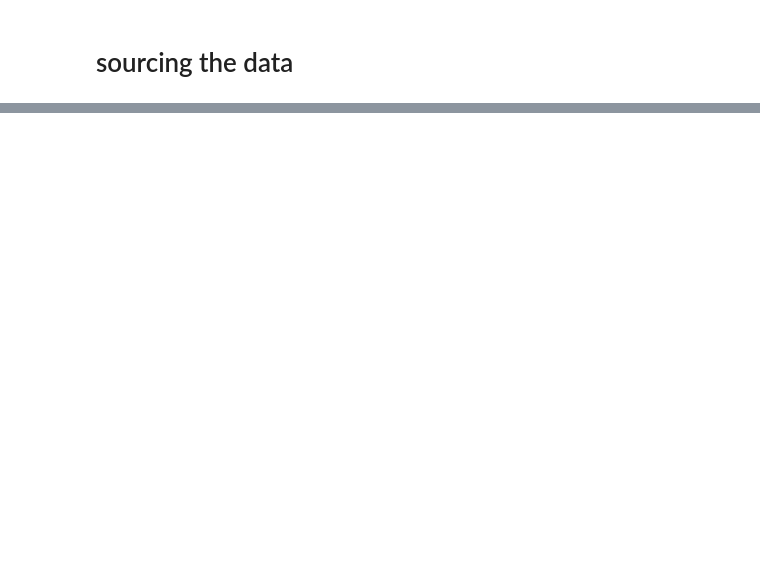
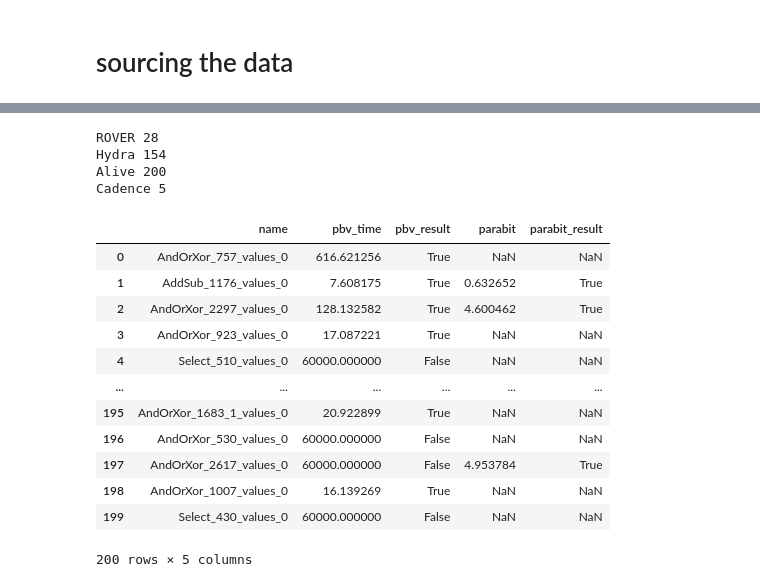
Before and after one commit to luigirinaldi/CAV, a Jupyter notebook: scripts/plots/eval_graphs.ipynb, the cells around one changed output, grey strips where cells are left out. Saved outputs shown, nothing was run; the diff lists cells and outputs as text; code cells hidden in the pictures; blank space fills up the shorter version.

Commit message:
recreating tables

```diff
--- a/scripts/plots/eval_graphs.ipynb
+++ b/scripts/plots/eval_graphs.ipynb
@@ -263,0 +53,56 @@ Solved in rover_mirabelle[lemma] but timed out in rover_pb (13):
+# %%
+datas = {}
+for i, bench in enumerate(benches):
+    all_names = ( set(parabit[bench]["file"])
+        | set(pbv[bench]["file"])
+    )
+
+    data = pd.DataFrame()
+
+    data["name"] = [x for x in all_names if type(x) is str]
+
+    print(bench, len(data["name"]))
+
+    if bench in ["Hydra", "Alive"]:
+        filtered = pbv[bench][["time", "file", "result"]]
+    else:
+        filtered = pbv[bench][["unsat_time_average", "file", "result"]]
+        filtered = filtered.rename(columns={"unsat_time_average": "time"})
+
+    filtered["time"] *= 1000  # convert second to ms
+    data = data.merge(
+        filtered, left_on="name", right_on="file", how="left"
+    )
+    data = data.rename(columns={"time": "pbv_time", "result": "pbv_result"}).drop(columns="file")
+    data['pbv_result'] = data['pbv_result'].map({"unsat": True, "sat" : False, "timeout": False})
+
+    filtered = parabit[bench][["time_taken", "file", "status"]]
+    data = data.merge(
+        filtered, left_on="name", right_on="file", how="left"
+    )
+    data = data.rename(columns={"time_taken": "parabit", "status": "parabit_result"}).drop(columns="file")
+    data['parabit_result'] = data['parabit_result'].map({"SUCCESS" : True, "FAILED" : False})
+
+    # mir = mirabelle[bench]['nolemma'].set_index('name')
+    # data['nolemma'] = mir['time'].where(mir['timeout'] == False)
+    datas[bench] = data
+
+datas['Alive']
+# %% [output]
+ROVER 28
+Hydra 154
+Alive 200
+Cadence 5
+|  | name | pbv_time | pbv_result | parabit | parabit_result |
+| 0 | AndOrXor_757_values_0 | 616.621256 | True | NaN | NaN |
+| 1 | AddSub_1176_values_0 | 7.608175 | True | 0.632652 | True |
+| 2 | AndOrXor_2297_values_0 | 128.132582 | True | 4.600462 | True |
+| 3 | AndOrXor_923_values_0 | 17.087221 | True | NaN | NaN |
+| 4 | Select_510_values_0 | 60000.000000 | False | NaN | NaN |
+| ... | ... | ... | ... | ... | ... |
+| 195 | AndOrXor_1683_1_values_0 | 20.922899 | True | NaN | NaN |
+| 196 | AndOrXor_530_values_0 | 60000.000000 | False | NaN | NaN |
+| 197 | AndOrXor_2617_values_0 | 60000.000000 | False | 4.953784 | True |
+| 198 | AndOrXor_1007_values_0 | 16.139269 | True | NaN | NaN |
+| 199 | Select_430_values_0 | 60000.000000 | False | NaN | NaN |
+200 rows × 5 columns
```
Also changed, not shown: parts of 11 cells of this notebook, 1 other file.
